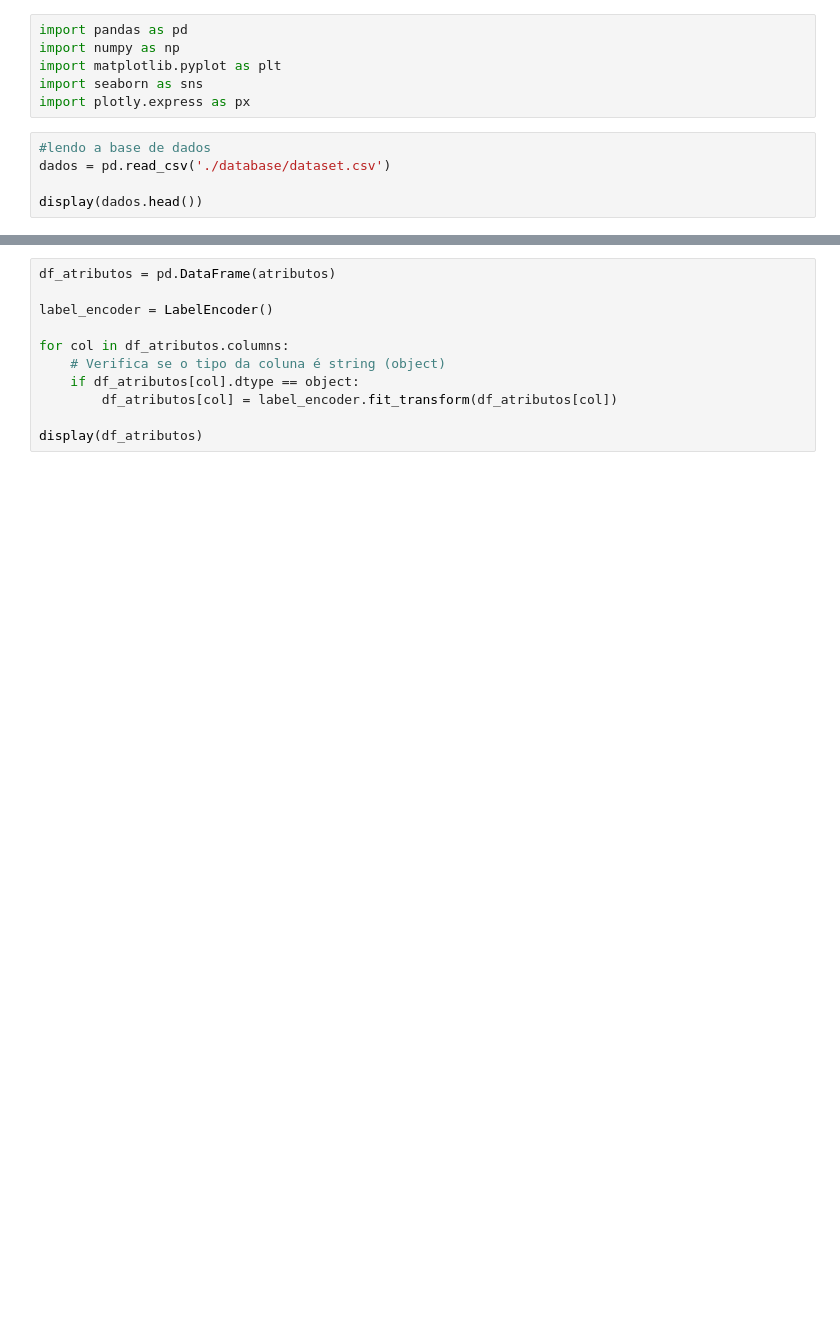
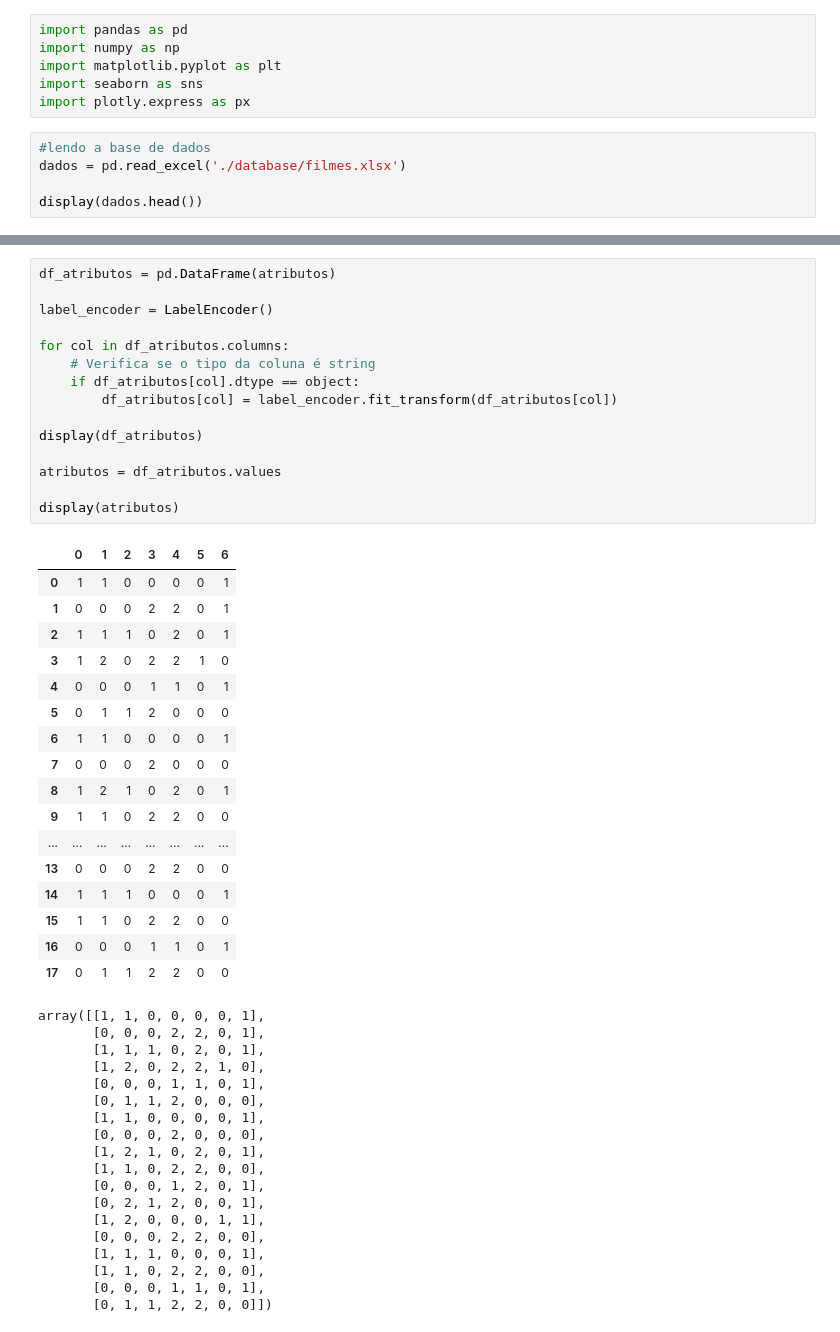
Before and after one commit to HeitorCarvalhoCampos/Pratica_Analise_Dados, a Jupyter notebook: classificador.ipynb, the cells around one changed output, grey strips where cells are left out. Cells and saved outputs as stored; diff of their text form; blank space fills up the shorter version.

```diff
--- a/classificador.ipynb
+++ b/classificador.ipynb
@@ -6,6 +6,6 @@ import seaborn as sns
 import plotly.express as px
 # %%
 #lendo a base de dados
-dados = pd.read_csv('./database/dataset.csv')
+dados = pd.read_excel('./database/filmes.xlsx')
 
 display(dados.head())
@@ -54,11 +88,51 @@ display(df_respota)
 # %%
 df_atributos = pd.DataFrame(atributos)
 
 label_encoder = LabelEncoder()
 
 for col in df_atributos.columns:
-    # Verifica se o tipo da coluna é string (object)
+    # Verifica se o tipo da coluna é string
     if df_atributos[col].dtype == object:
         df_atributos[col] = label_encoder.fit_transform(df_atributos[col])
 
 display(df_atributos)
+
+atributos = df_atributos.values
+
+display(atributos)
+# %% [output]
+|  | 0 | 1 | 2 | 3 | 4 | 5 | 6 |
+| 0 | 1 | 1 | 0 | 0 | 0 | 0 | 1 |
+| 1 | 0 | 0 | 0 | 2 | 2 | 0 | 1 |
+| 2 | 1 | 1 | 1 | 0 | 2 | 0 | 1 |
+| 3 | 1 | 2 | 0 | 2 | 2 | 1 | 0 |
+| 4 | 0 | 0 | 0 | 1 | 1 | 0 | 1 |
+| 5 | 0 | 1 | 1 | 2 | 0 | 0 | 0 |
+| 6 | 1 | 1 | 0 | 0 | 0 | 0 | 1 |
+| 7 | 0 | 0 | 0 | 2 | 0 | 0 | 0 |
+| 8 | 1 | 2 | 1 | 0 | 2 | 0 | 1 |
+| 9 | 1 | 1 | 0 | 2 | 2 | 0 | 0 |
+| ... | ... | ... | ... | ... | ... | ... | ... |
+| 13 | 0 | 0 | 0 | 2 | 2 | 0 | 0 |
+| 14 | 1 | 1 | 1 | 0 | 0 | 0 | 1 |
+| 15 | 1 | 1 | 0 | 2 | 2 | 0 | 0 |
+| 16 | 0 | 0 | 0 | 1 | 1 | 0 | 1 |
+| 17 | 0 | 1 | 1 | 2 | 2 | 0 | 0 |
+array([[1, 1, 0, 0, 0, 0, 1],
+       [0, 0, 0, 2, 2, 0, 1],
+       [1, 1, 1, 0, 2, 0, 1],
+       [1, 2, 0, 2, 2, 1, 0],
+       [0, 0, 0, 1, 1, 0, 1],
+       [0, 1, 1, 2, 0, 0, 0],
+       [1, 1, 0, 0, 0, 0, 1],
+       [0, 0, 0, 2, 0, 0, 0],
+       [1, 2, 1, 0, 2, 0, 1],
+       [1, 1, 0, 2, 2, 0, 0],
+       [0, 0, 0, 1, 2, 0, 1],
+       [0, 2, 1, 2, 0, 0, 1],
+       [1, 2, 0, 0, 0, 1, 1],
+       [0, 0, 0, 2, 2, 0, 0],
+       [1, 1, 1, 0, 0, 0, 1],
+       [1, 1, 0, 2, 2, 0, 0],
+       [0, 0, 0, 1, 1, 0, 1],
+       [0, 1, 1, 2, 2, 0, 0]])
```
Also changed, not shown: parts of 10 cells of this notebook, 2 other files.
